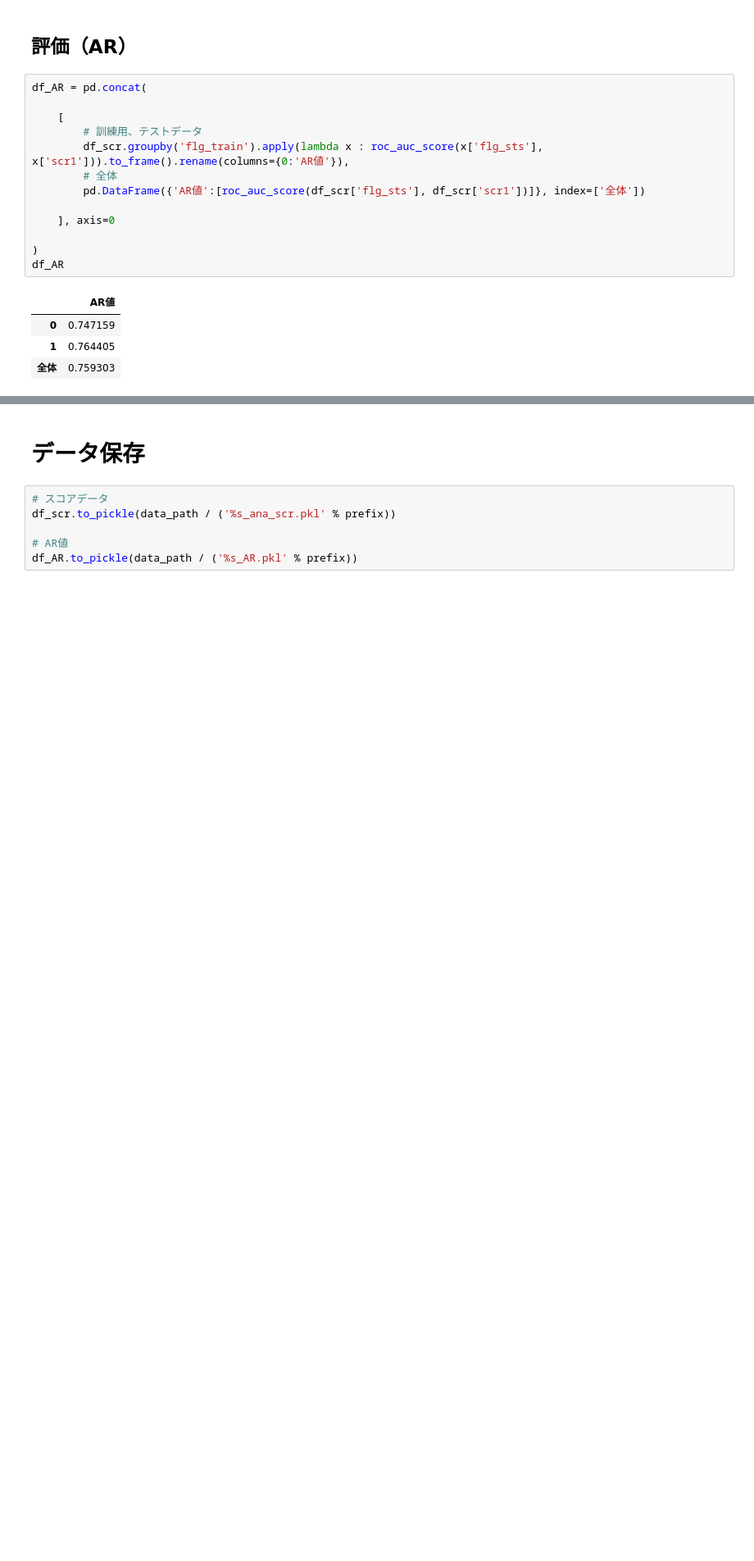
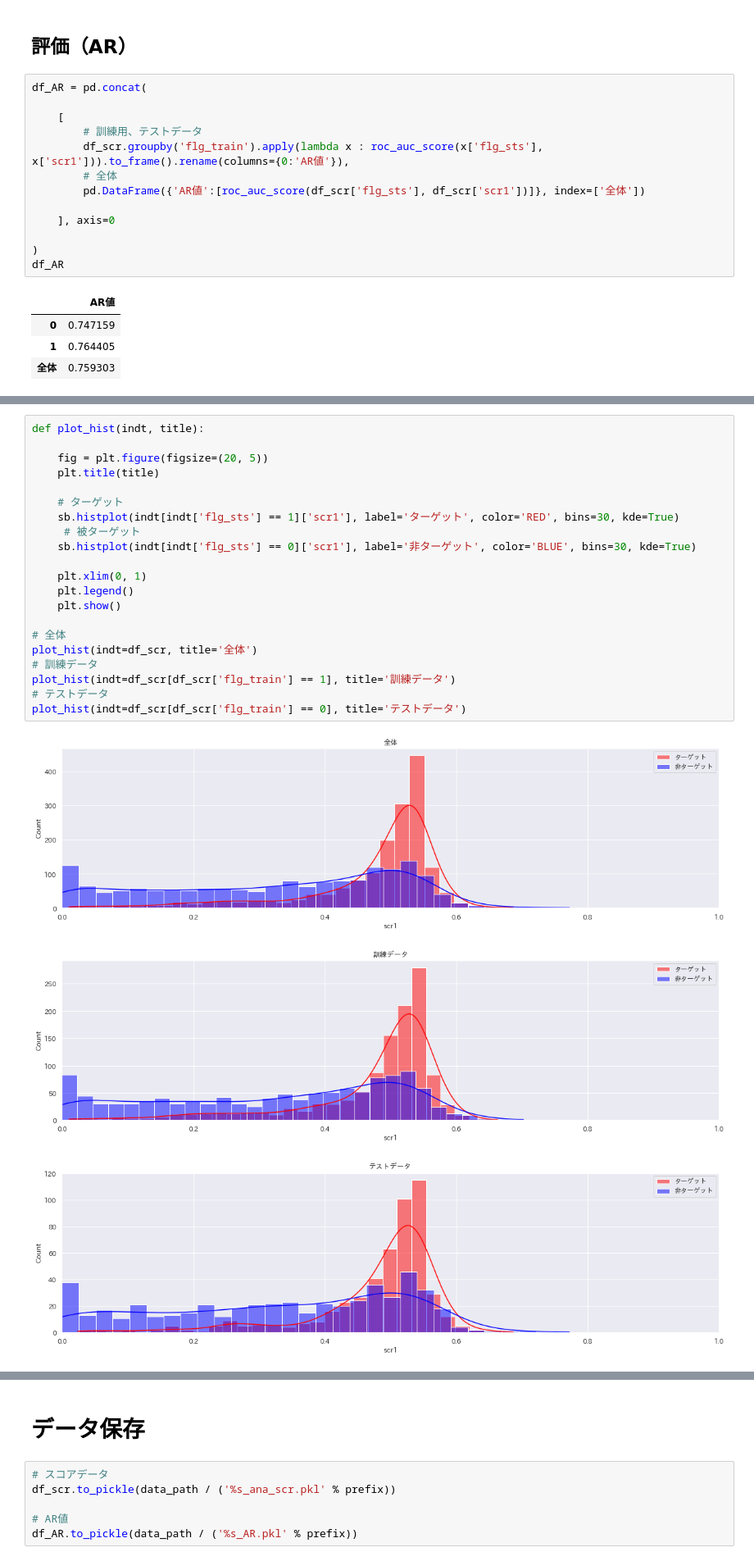
Before and after one commit to houinal/100knocks-preprocess-master, a Jupyter notebook: work_ver1.2/pgm/501_モデル構築.ipynb, the cells around one changed output, grey strips where cells are left out. Shown at 82% size. Drawn from its saved outputs; the diff is of its cells as text; blank space fills up the shorter version.

```diff
--- a/work_ver1.2/pgm/501_モデル構築.ipynb
+++ b/work_ver1.2/pgm/501_モデル構築.ipynb
@@ -181,0 +184,25 @@ df_AR
+# %%
+def plot_hist(indt, title):
+
+    fig = plt.figure(figsize=(20, 5))
+    plt.title(title)
+
+    # ターゲット
+    sb.histplot(indt[indt['flg_sts'] == 1]['scr1'], label='ターゲット', color='RED', bins=30, kde=True)
+     # 被ターゲット
+    sb.histplot(indt[indt['flg_sts'] == 0]['scr1'], label='非ターゲット', color='BLUE', bins=30, kde=True)
+
+    plt.xlim(0, 1)
+    plt.legend()
+    plt.show()
+
+# 全体
+plot_hist(indt=df_scr, title='全体')
+# 訓練データ
+plot_hist(indt=df_scr[df_scr['flg_train'] == 1], title='訓練データ')
+# テストデータ
+plot_hist(indt=df_scr[df_scr['flg_train'] == 0], title='テストデータ')
+# %% [output]
+[figure, added]
+[figure, added]
+[figure, added]
```
Also changed, not shown: parts of 2 cells of this notebook.
